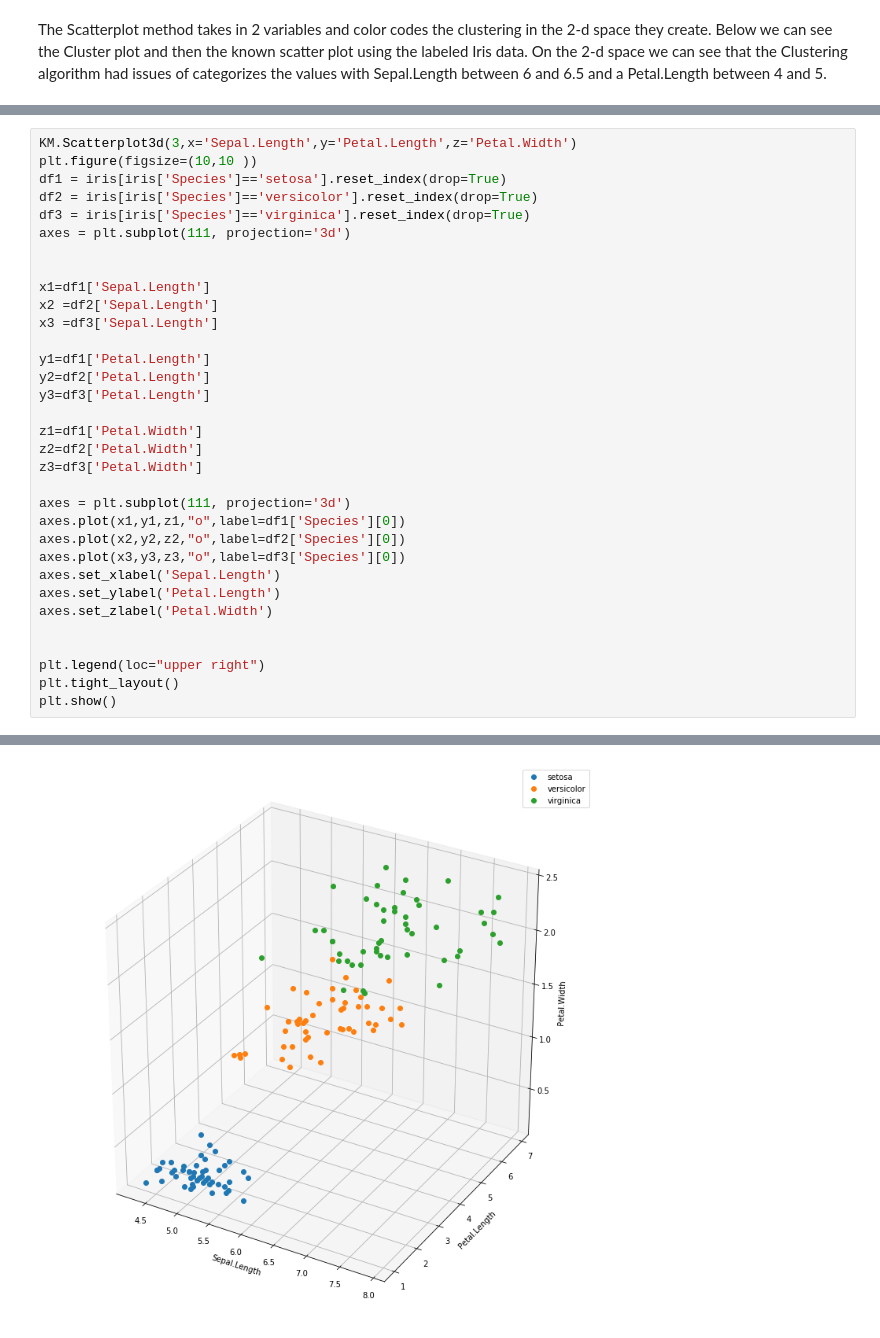
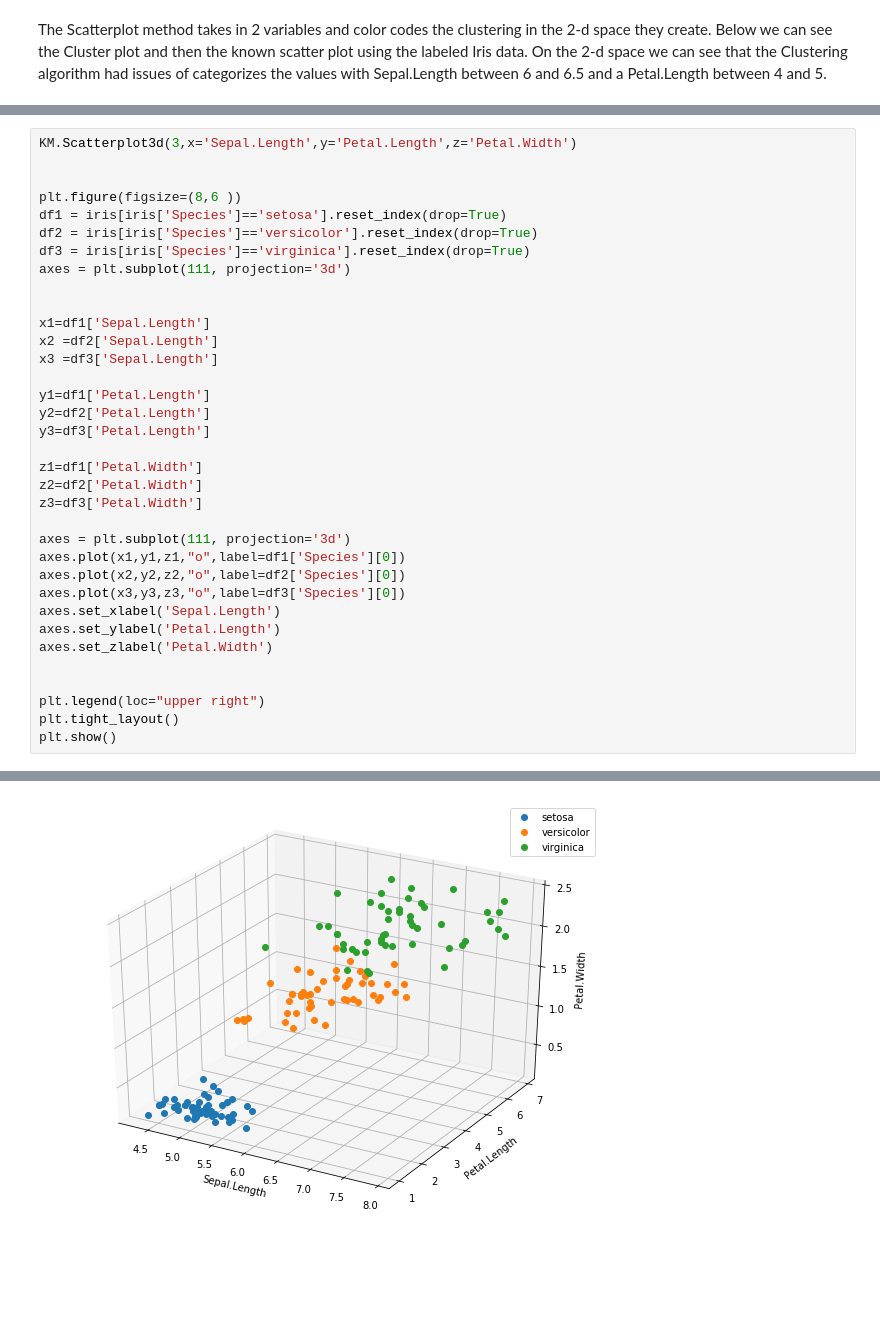
Before and after one commit to atki2828/K-Means-Clustering-Analysis-Iris, a Jupyter notebook: Iris Analysis.ipynb, the cells around one changed output, grey strips where cells are left out. Saved outputs shown, nothing was run; the diff lists cells and outputs as text; blank space fills up the shorter version.

```diff
--- a/Iris Analysis.ipynb
+++ b/Iris Analysis.ipynb
@@ -105,6 +106,8 @@ The Scatterplot3d method works similarly to the scatterplot method, however now
 # %%
 KM.Scatterplot3d(3,x='Sepal.Length',y='Petal.Length',z='Petal.Width')
-plt.figure(figsize=(10,10 ))
+
+
+plt.figure(figsize=(8,6 ))
 df1 = iris[iris['Species']=='setosa'].reset_index(drop=True)
 df2 = iris[iris['Species']=='versicolor'].reset_index(drop=True)
 df3 = iris[iris['Species']=='virginica'].reset_index(drop=True)
@@ -140 +143 @@ plt.show()
-[figure, old version]
+[figure, new version]
```
Also changed, not shown: parts of 7 cells of this notebook.
